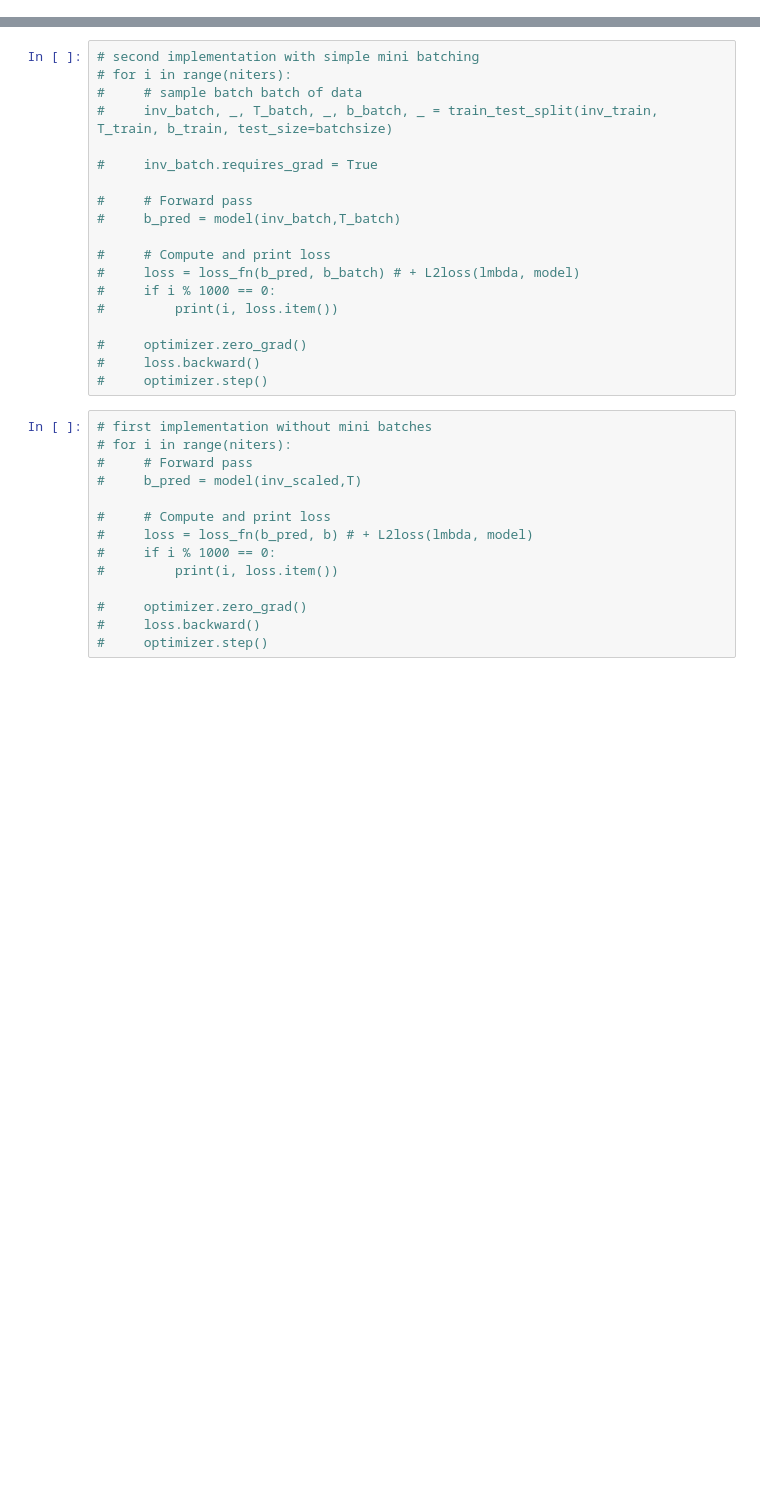
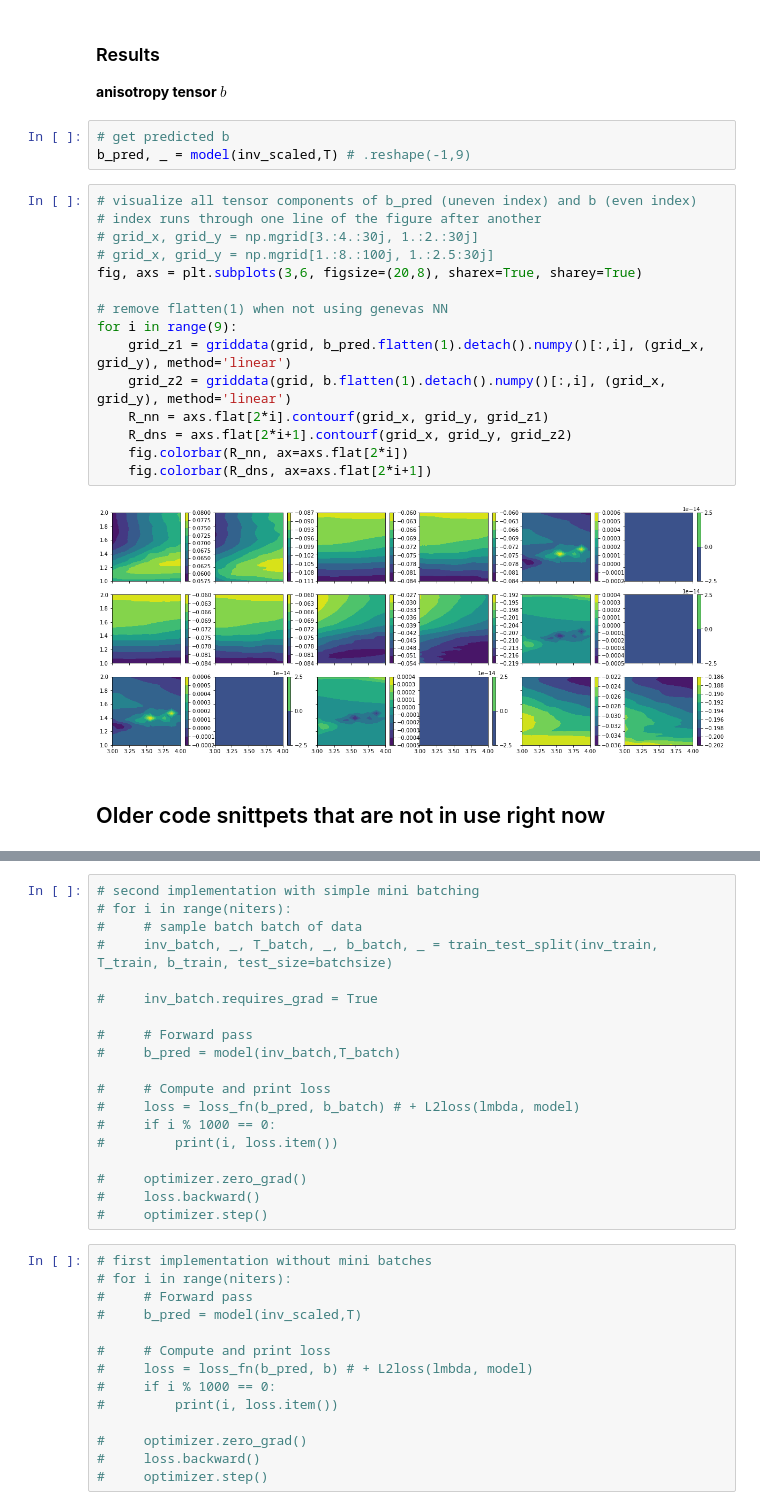
Before and after one commit to leonrccs/data_driven_rans, a Jupyter notebook: notebooks/neural_network_trial.ipynb, the cells around one changed output, grey strips where cells are left out. Cells and saved outputs as stored; diff of their text form; blank space fills up the shorter version.

```diff
--- a/notebooks/neural_network_trial.ipynb
+++ b/notebooks/neural_network_trial.ipynb
@@ -193,0 +365,25 @@ Epoch: 190, Current loss: 22.734488
+# %% [markdown]
+### Results
+**anisotropy tensor $b$**
+# %%
+# get predicted b
+b_pred, _ = model(inv_scaled,T) # .reshape(-1,9)
+# %%
+# visualize all tensor components of b_pred (uneven index) and b (even index)
+# index runs through one line of the figure after another
+# grid_x, grid_y = np.mgrid[3.:4.:30j, 1.:2.:30j]
+# grid_x, grid_y = np.mgrid[1.:8.:100j, 1.:2.5:30j]
+fig, axs = plt.subplots(3,6, figsize=(20,8), sharex=True, sharey=True)
+
+# remove flatten(1) when not using genevas NN
+for i in range(9):
+    grid_z1 = griddata(grid, b_pred.flatten(1).detach().numpy()[:,i], (grid_x, grid_y), method='linear')
+    grid_z2 = griddata(grid, b.flatten(1).detach().numpy()[:,i], (grid_x, grid_y), method='linear')
+    R_nn = axs.flat[2*i].contourf(grid_x, grid_y, grid_z1)
+    R_dns = axs.flat[2*i+1].contourf(grid_x, grid_y, grid_z2)
+    fig.colorbar(R_nn, ax=axs.flat[2*i])
+    fig.colorbar(R_dns, ax=axs.flat[2*i+1])
+# %% [output]
+[figure, added]
+# %% [markdown]
+## Older code snittpets that are not in use right now
```
Also changed, not shown: parts of 36 cells of this notebook, 5 other files.
